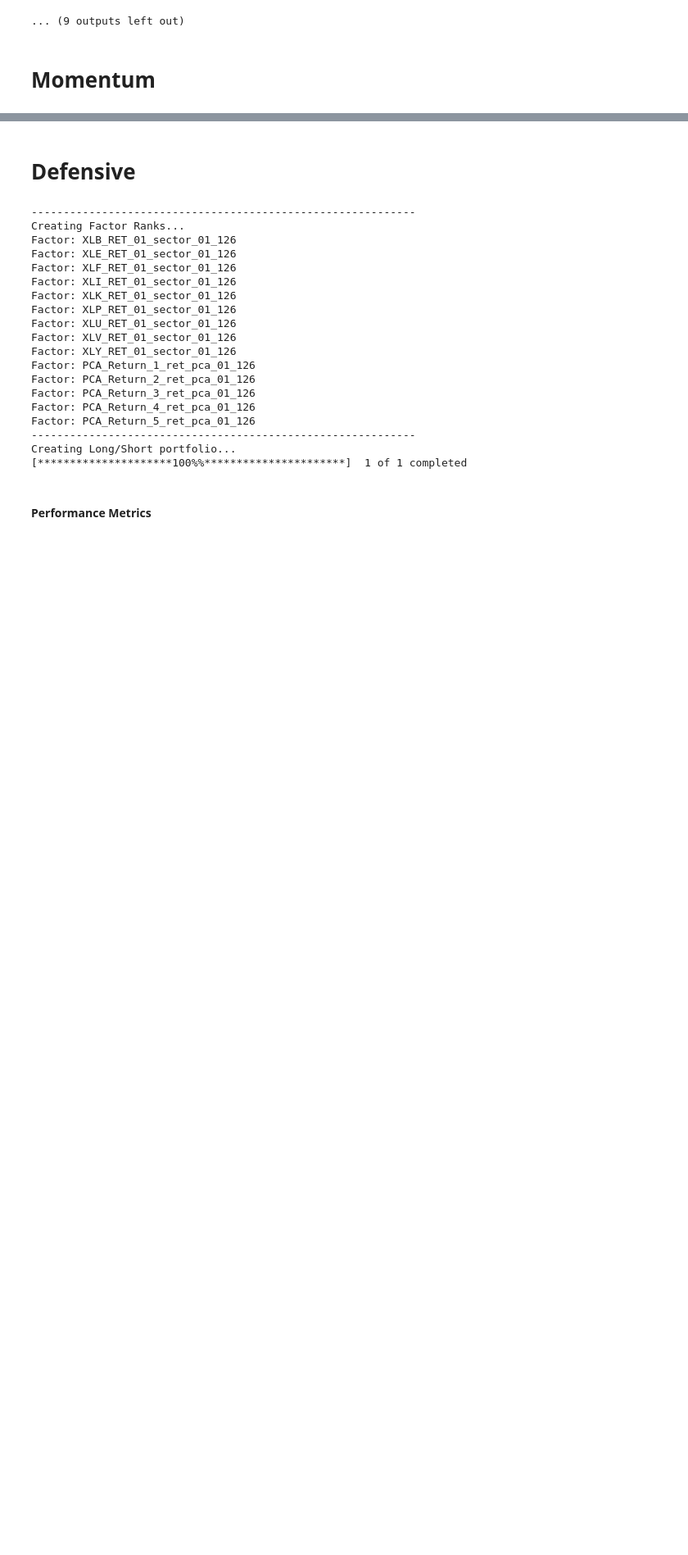
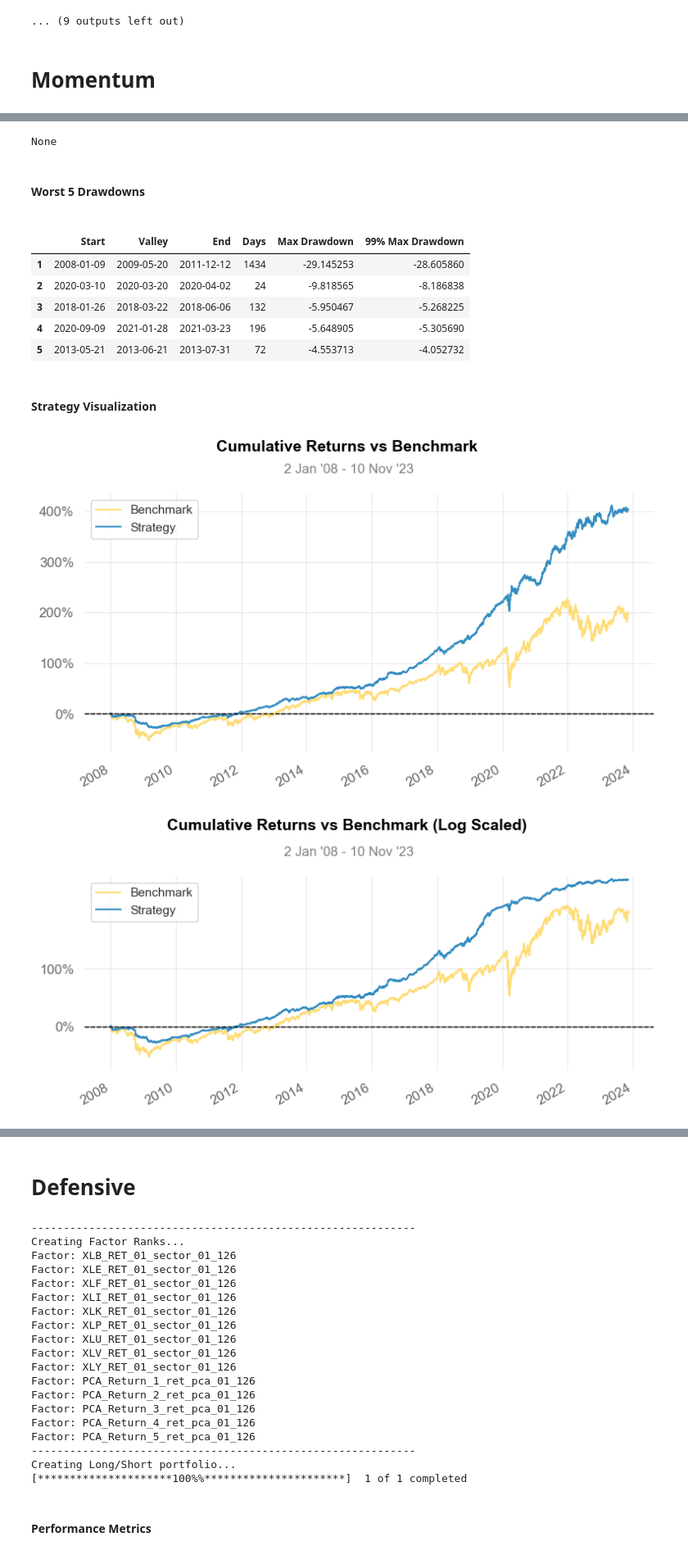
Before and after one commit to jfan1256/algofacto, a Jupyter notebook: historical/strategy/strategy_port_iv_im_id_ivmd.ipynb, the cells around one changed output, grey strips where cells are left out. Shown at 82% size. Saved outputs shown, nothing was run; the diff lists cells and outputs as text; code cells hidden in the pictures; blank space fills up the shorter version.

```diff
--- a/historical/strategy/strategy_port_iv_im_id_ivmd.ipynb
+++ b/historical/strategy/strategy_port_iv_im_id_ivmd.ipynb
@@ -146,3 +146,7 @@ Creating factor_load_ret ----------------------------------- | ✔
 Shape: (3105599, 5)
 Creating factor_load_volume -------------------------------- | ✔
 Shape: (3105513, 5)
+# %%
+ind_mom = PrepFactor(live=live, factor_name='factor_ind_mom', group='permno', interval='D', kind='ind', stock=stock, div=False, start=start, end=current_date, save=False).prep()
+ind_mom_fama = PrepFactor(live=live, factor_name='factor_ind_mom_fama', group='permno', interval='D', kind='ind', stock=stock, div=False, start=start, end=current_date, save=False).prep()
+ind_mom_sub = PrepFactor(live=live, factor_name='factor_ind_mom_sub', group='permno', interval='D', kind='ind', stock=stock, div=False, start=start, end=current_date, save=False).prep()
@@ -172,7 +183,10 @@ factor = (pd.merge(ret_price, sb_sector, left_index=True, right_index=True, how=
           .merge(mom_season6, left_index=True, right_index=True, how='left')
           .merge(mom_season11, left_index=True, right_index=True, how='left')
           .merge(load_ret, left_index=True, right_index=True, how='left')
-          .merge(load_volume, left_index=True, right_index=True, how='left'))
+          .merge(load_volume, left_index=True, right_index=True, how='left')
+          .merge(ind_mom, left_index=True, right_index=True, how='left')
+          .merge(ind_mom_fama, left_index=True, right_index=True, how='left')
+          .merge(ind_mom_sub, left_index=True, right_index=True, how='left'))
 # %%
 factor['accruals'] = factor.groupby('permno')['accruals'].ffill()
 factor['comp_debt_iss'] = factor.groupby('permno')['comp_debt_iss'].ffill()
@@ -224,11 +238,12 @@ factor = factor.merge(fund_factor, left_index=True, right_index=True, how='left'
 # Factor Portfolios
 # %%
 # Function to select top and bottom stocks
-def select_top_bottom_stocks(group):
+def select_long_short_stocks(group):
     top_stocks = group.nlargest(25, 'adj_weight')
     bottom_stocks = group.nsmallest(25, 'adj_weight')
     top_stocks['final_weight'] = top_stocks['adj_weight'] * 1
     bottom_stocks['final_weight'] = bottom_stocks['adj_weight'] * -1
+    # return pd.concat([top_stocks])
     return pd.concat([top_stocks, bottom_stocks])
 
 # Create Factor-Based Portfolio
@@ -254,7 +269,7 @@ def create_factor_port(data, factors, threshold):
     # Selecting Top and Bottom Stocks
     print("-"*60)
     print("Creating Long/Short portfolio...")
-    top_bottom_stocks = df.groupby('date').apply(select_top_bottom_stocks).reset_index(level=0, drop=True)
+    top_bottom_stocks = df.groupby('date').apply(select_long_short_stocks).reset_index(level=0, drop=True)
     # Normalizing Weights
     top_bottom_stocks['final_weight'] /= top_bottom_stocks.groupby('date')['final_weight'].transform(lambda x: x.abs().sum())
     top_bottom_stocks['total_ret'] = top_bottom_stocks['RET_01'] * top_bottom_stocks['final_weight']
@@ -364,7 +379,8 @@ factors = [
     'load_ret_5',
     "mom_season",
     "mom_season_short",
-    "mom_season_6",
+    "mom_season_6"
 ]
 
 total_ret = create_factor_port(factor, factors, threshold)
+# %% [output]
@@ -370,0 +418,11 @@ total_ret = create_factor_port(factor, factors, threshold)
+None
+Worst 5 Drawdowns
+|  | Start | Valley | End | Days | Max Drawdown | 99% Max Drawdown |
+| 1 | 2008-01-09 | 2009-05-20 | 2011-12-12 | 1434 | -29.145253 | -28.605860 |
+| 2 | 2020-03-10 | 2020-03-20 | 2020-04-02 | 24 | -9.818565 | -8.186838 |
+| 3 | 2018-01-26 | 2018-03-22 | 2018-06-06 | 132 | -5.950467 | -5.268225 |
+| 4 | 2020-09-09 | 2021-01-28 | 2021-03-23 | 196 | -5.648905 | -5.305690 |
+| 5 | 2013-05-21 | 2013-06-21 | 2013-07-31 | 72 | -4.553713 | -4.052732 |
+Strategy Visualization
+[figure, added]
+[figure, added]
```
Also changed, not shown: parts of 5 cells of this notebook, 3 other files.
